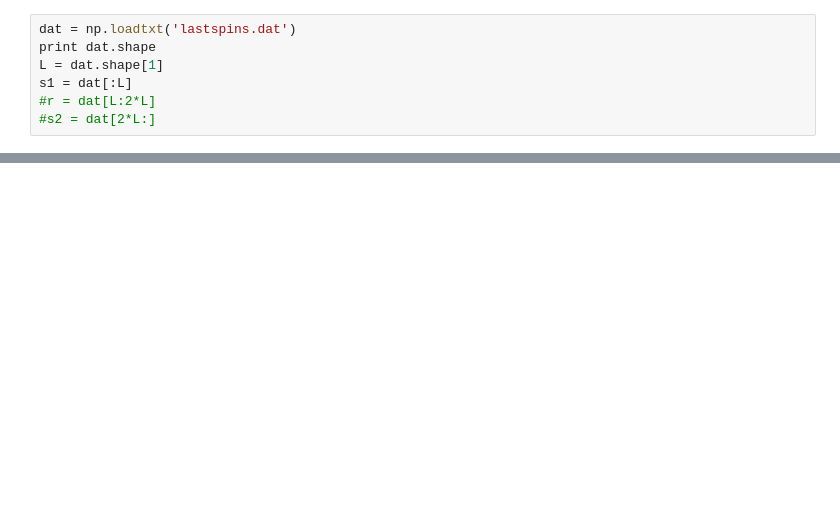
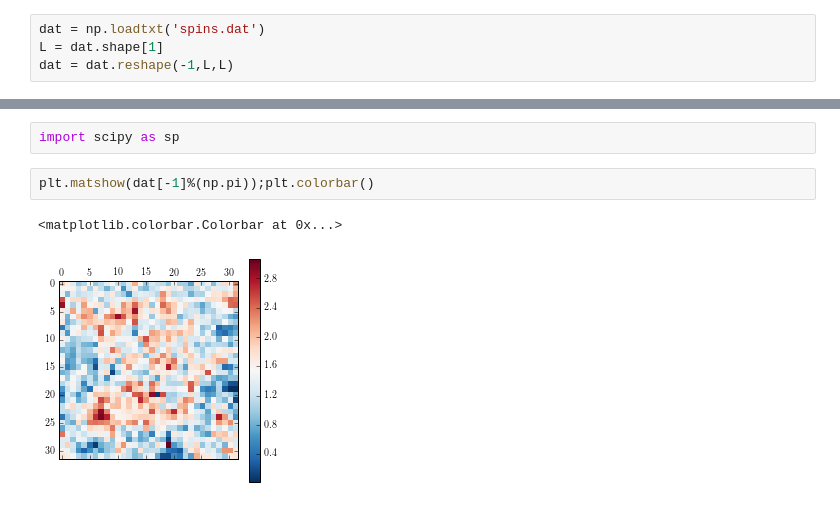
Before and after one commit to colinclement/isingcuda, a Jupyter notebook: nbIsingCuda.ipynb, the cells around one changed output, grey strips where cells are left out. Drawn from its saved outputs; the diff is of its cells as text; blank space fills up the shorter version.

```diff
--- a/nbIsingCuda.ipynb
+++ b/nbIsingCuda.ipynb
@@ -6,7 +27,4 @@ import matplotlib.pyplot as plt
 # %%
-dat = np.loadtxt('lastspins.dat')
-print dat.shape
+dat = np.loadtxt('spins.dat')
 L = dat.shape[1]
-s1 = dat[:L]
-#r = dat[L:2*L]
-#s2 = dat[2*L:]
+dat = dat.reshape(-1,L,L)
@@ -45,0 +46,7 @@ plt.ylim([-1,1])
+# %%
+import scipy as sp
+# %%
+plt.matshow(dat[-1]%(np.pi));plt.colorbar()
+# %% [output]
+<matplotlib.colorbar.Colorbar at 0x...>
+[figure, added]
```
Also changed, not shown: parts of 12 cells of this notebook.
